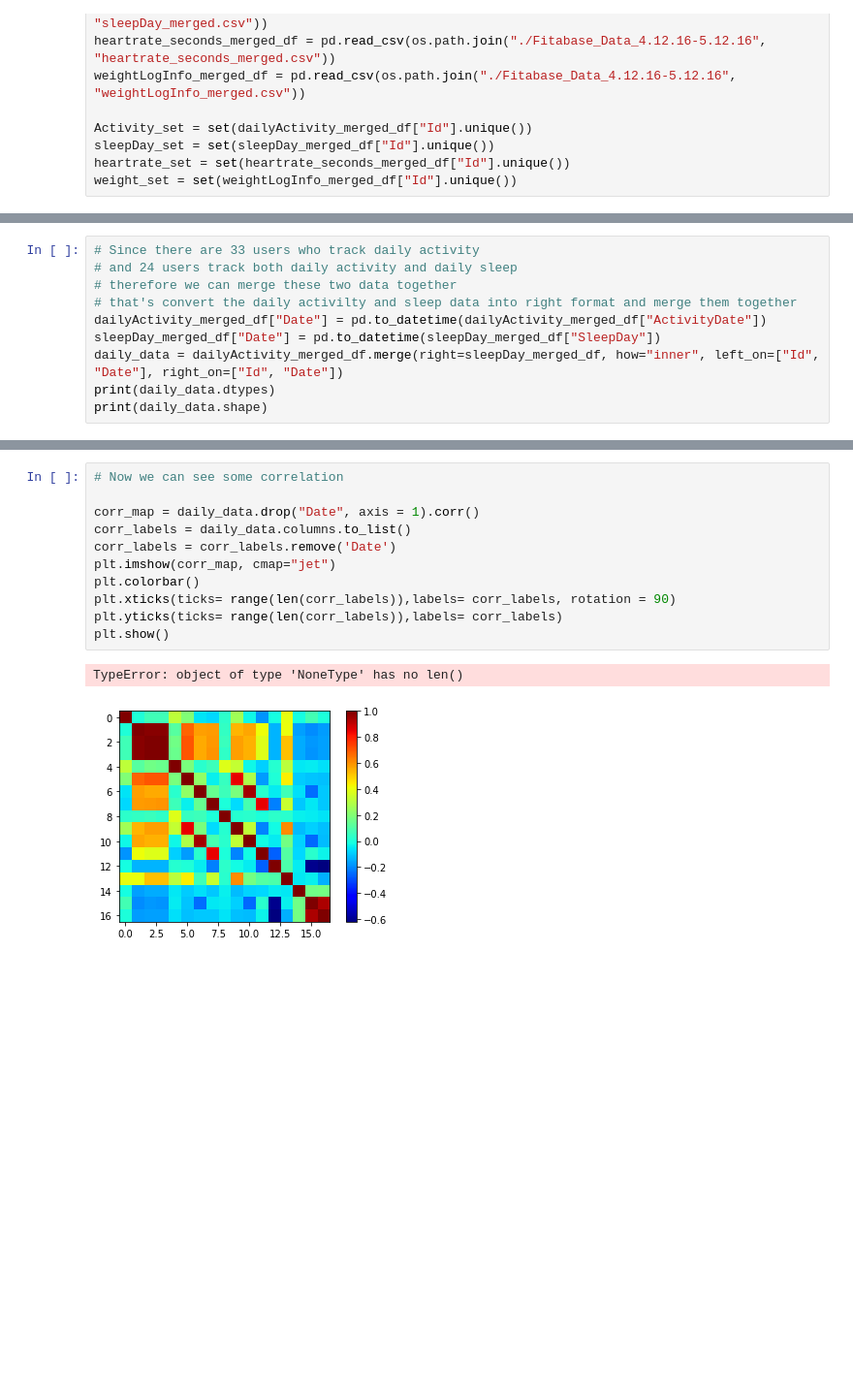
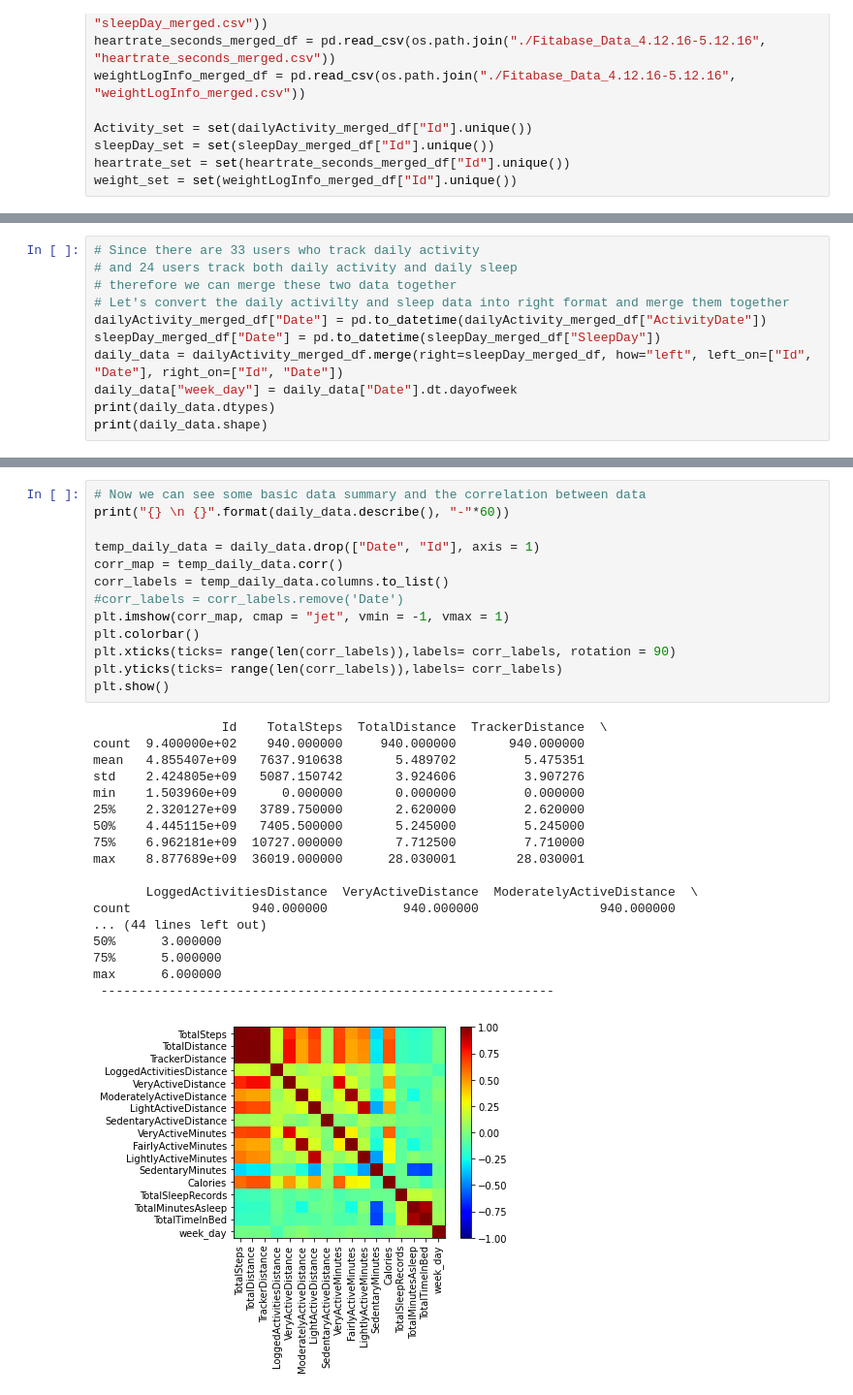
Before and after one commit to Kaiyilin/GwG_Capstone_pjt, a Jupyter notebook: Project_2/Project2_procedures.ipynb, the cells around one changed output, grey strips where cells are left out. Shown: that part at 97% size. Cells and saved outputs as stored; diff of their text form; blank space fills up the shorter version.

```diff
--- a/Project_2/Project2_procedures.ipynb
+++ b/Project_2/Project2_procedures.ipynb
@@ -83,10 +85,11 @@ print(len(Activity_set.intersection(sleepDay_set,heartrate_set, weight_set)))
 # Since there are 33 users who track daily activity
 # and 24 users track both daily activity and daily sleep
 # therefore we can merge these two data together
-# that's convert the daily activilty and sleep data into right format and merge them together
+# Let's convert the daily activilty and sleep data into right format and merge them together
 dailyActivity_merged_df["Date"] = pd.to_datetime(dailyActivity_merged_df["ActivityDate"])
 sleepDay_merged_df["Date"] = pd.to_datetime(sleepDay_merged_df["SleepDay"])
-daily_data = dailyActivity_merged_df.merge(right=sleepDay_merged_df, how="inner", left_on=["Id", "Date"], right_on=["Id", "Date"])
+daily_data = dailyActivity_merged_df.merge(right=sleepDay_merged_df, how="left", left_on=["Id", "Date"], right_on=["Id", "Date"])
+daily_data["week_day"] = daily_data["Date"].dt.dayofweek
 print(daily_data.dtypes)
 print(daily_data.shape)
 # %% [output]
@@ -138,14 +138,32 @@ dtype: object
 # %%
-# Now we can see some correlation
+# Now we can see some basic data summary and the correlation between data
+print("{} \n {}".format(daily_data.describe(), "-"*60))
 
-corr_map = daily_data.drop("Date", axis = 1).corr()
-corr_labels = daily_data.columns.to_list()
-corr_labels = corr_labels.remove('Date')
-plt.imshow(corr_map, cmap="jet")
+temp_daily_data = daily_data.drop(["Date", "Id"], axis = 1)
+corr_map = temp_daily_data.corr()
+corr_labels = temp_daily_data.columns.to_list()
+#corr_labels = corr_labels.remove('Date')
+plt.imshow(corr_map, cmap = "jet", vmin = -1, vmax = 1)
 plt.colorbar()
 plt.xticks(ticks= range(len(corr_labels)),labels= corr_labels, rotation = 90)
 plt.yticks(ticks= range(len(corr_labels)),labels= corr_labels)
 plt.show()
 # %% [output]
-TypeError: object of type 'NoneType' has no len()
+                 Id    TotalSteps  TotalDistance  TrackerDistance  \
+count  9.400000e+02    940.000000     940.000000       940.000000
+mean   4.855407e+09   7637.910638       5.489702         5.475351
+std    2.424805e+09   5087.150742       3.924606         3.907276
+min    1.503960e+09      0.000000       0.000000         0.000000
+25%    2.320127e+09   3789.750000       2.620000         2.620000
+50%    4.445115e+09   7405.500000       5.245000         5.245000
+75%    6.962181e+09  10727.000000       7.712500         7.710000
+max    8.877689e+09  36019.000000      28.030001        28.030001
+
+       LoggedActivitiesDistance  VeryActiveDistance  ModeratelyActiveDistance  \
+count                940.000000          940.000000                940.000000
+... (44 lines left out)
+50%      3.000000
+75%      5.000000
+max      6.000000
+ ------------------------------------------------------------
-[figure, old version]
+[figure, new version]
```
Also changed, not shown: parts of 15 cells of this notebook, 1 other file.
